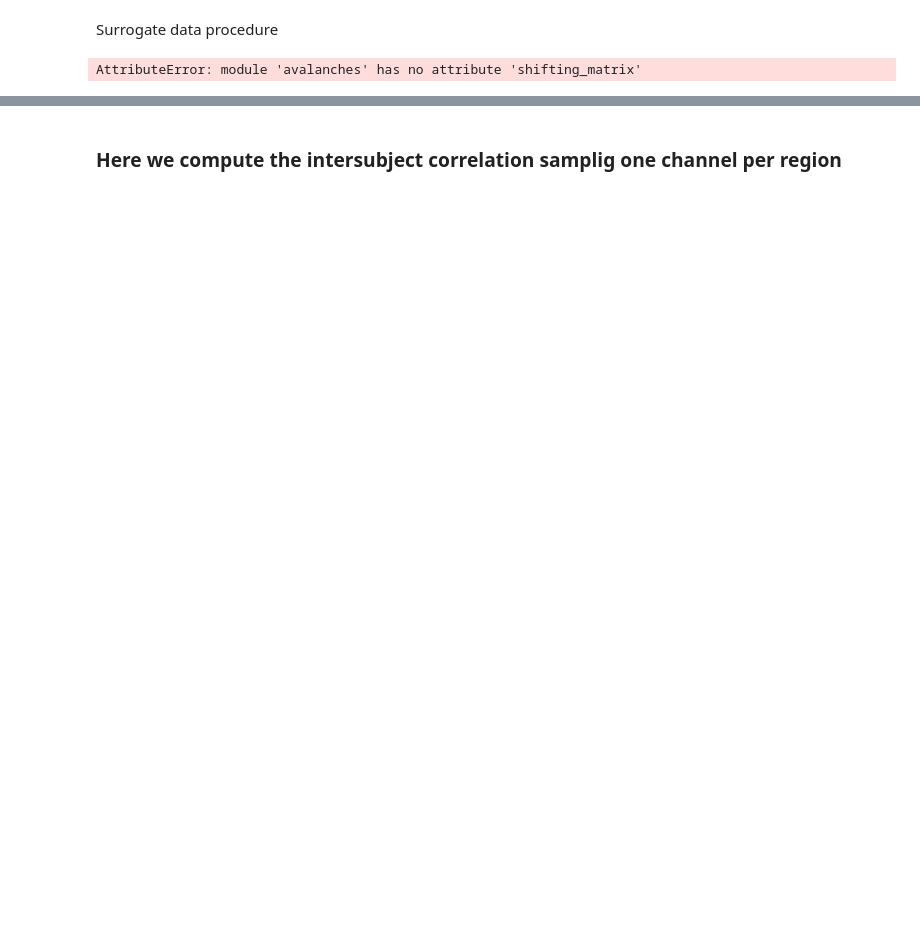
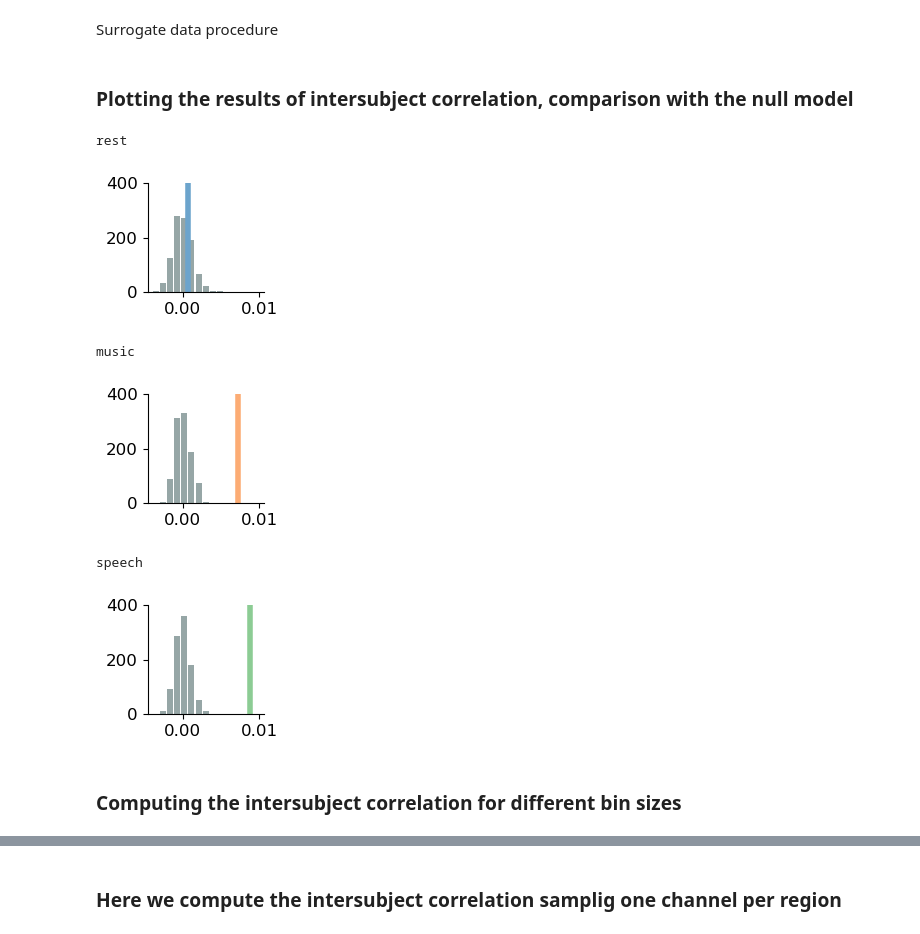
Before and after one commit to Mattehub/sorciere, a Jupyter notebook: figura_1.ipynb, the cells around one changed output, grey strips where cells are left out. Saved outputs shown, nothing was run; the diff lists cells and outputs as text; code cells hidden in the pictures; blank space fills up the shorter version.

```diff
--- a/figura_1.ipynb
+++ b/figura_1.ipynb
@@ -357,27 +222,17 @@ stats.wilcoxon(corr_matrix['music'][np.triu_indices(19, k = 1)],corr_matrix['res
 # %% [markdown]
 Surrogate data procedure
 # %%
-list_mean_corr={}
+list_mean_corr={} #Here we store the result of each iteration
 
 num_it=1000
+
 for sound in sound_list:
     list_mean_corr[sound]=[]
 
     for i in range(num_it):
 
-        ap_shift=av.shifting_matrix(ap_matrix[sound])
+        #Here the random shifting is performed.
+        ap_shift=shifting_matrix(ap_matrix[sound])
         list_mean_corr[sound].append(np.mean(np.corrcoef(ap_shift)[np.triu_indices(19, k = 1)]))
-for sound in sound_list:
 
-    plt.figure(figsize=(3.5,2.6))
-    plt.hist(list_mean_corr[sound], label='random shift')
-    plt.axvline(x=np.mean(np.corrcoef(ap_matrix[sound])[np.triu_indices(19, k = 1)]), label='our result')
-    plt.title(sound, fontsize=14)
-    plt.legend(fontsize=8)
-    plt.savefig(path+'figure/comparison_null_music_env_H'+dataused+'.png', dpi=600)
-    plt.show()
-    plt.close()
-
-sv.saving(list_mean_corr, path+"list_random_correlation_dict"+dataused)
+sv.saving(list_mean_corr, path_results+"list_random_correlation_dict"+dataused)
-# %% [output]
-AttributeError: module 'avalanches' has no attribute 'shifting_matrix'
@@ -384 +241,35 @@ AttributeError: module 'avalanches' has no attribute 'shifting_matrix'
+# %% [markdown]
+### Plotting the results of intersubject correlation, comparison with the null model
+# %%
+list_mean_corr=sv.loading(path_results+"list_random_correlation_dict"+dataused)
+
+for sound in sound_list:
+
+    #Here we print the results of the null model and the one of our data.
+    print(sound)
+    plt.figure(figsize=(2,1.7))
+    plt.gca().spines['top'].set_visible(False)
+    plt.gca().spines['right'].set_visible(False)
+    xmin=-0.004
+    xmax=0.01
+    n, bins, patches = plt.hist(x=list_mean_corr[sound], bins=15, color='darkslategray',
+                                alpha=0.5, rwidth=0.85, range=[xmin,xmax])
+
+    #plt.axvline(np.mean(np.corrcoef(RSS['rest'])[np.triu_indices(len(subject_list),1)]),c=col_r,linewidth=4)
+    plt.axvline(x=np.mean(corr_matrix[sound][np.triu_indices(19, k = 1)]), color=colors[sound], linewidth=4)
+    plt.xticks(fontsize=12)
+    plt.yticks(fontsize=12)
+    plt.ylim(0,401)
+    plt.tight_layout()
+    plt.savefig(path_results+'hist_real_result_temporal_scales'+sound+'.png',dpi=600)
+    plt.show()
+# %% [output]
+rest
+[figure, added]
+music
+[figure, added]
+speech
+[figure, added]
+# %% [markdown]
+### Computing the intersubject correlation for different bin sizes
 # %%
```
Also changed, not shown: parts of 40 cells of this notebook, 3 other files.
